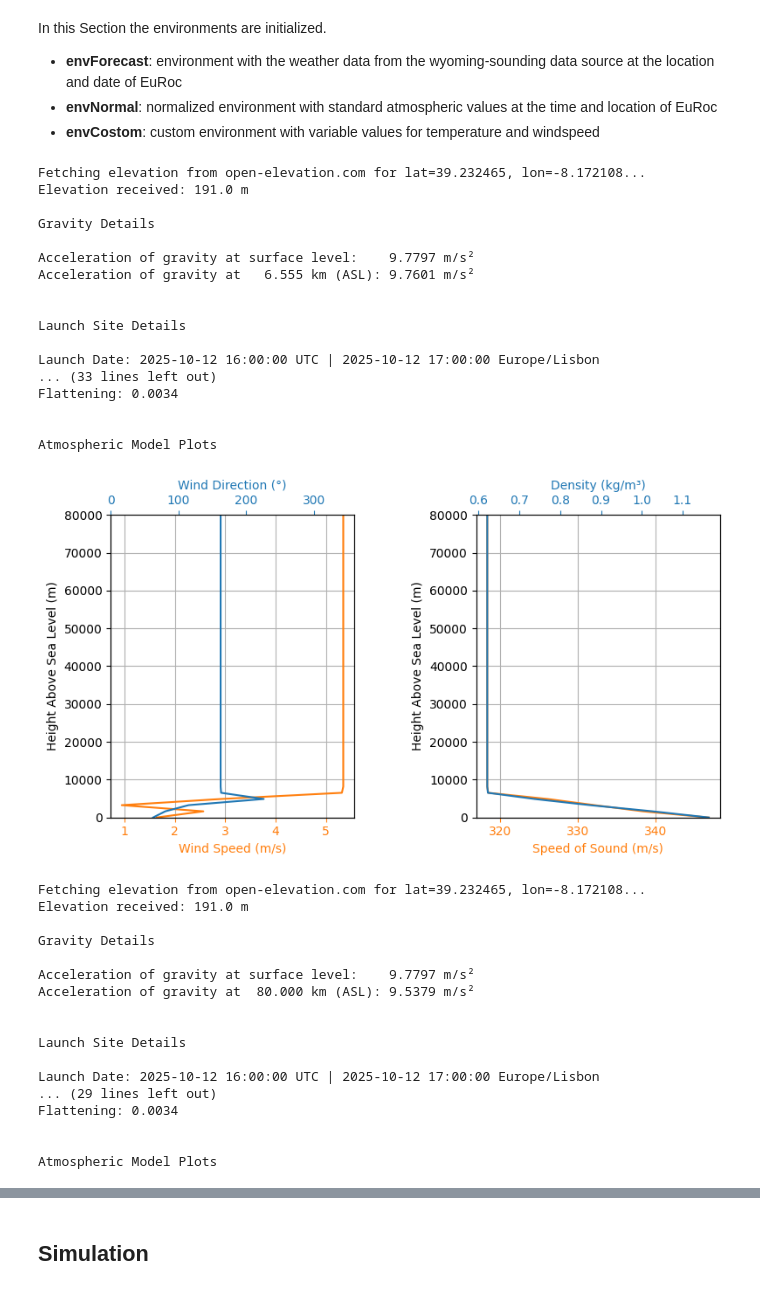
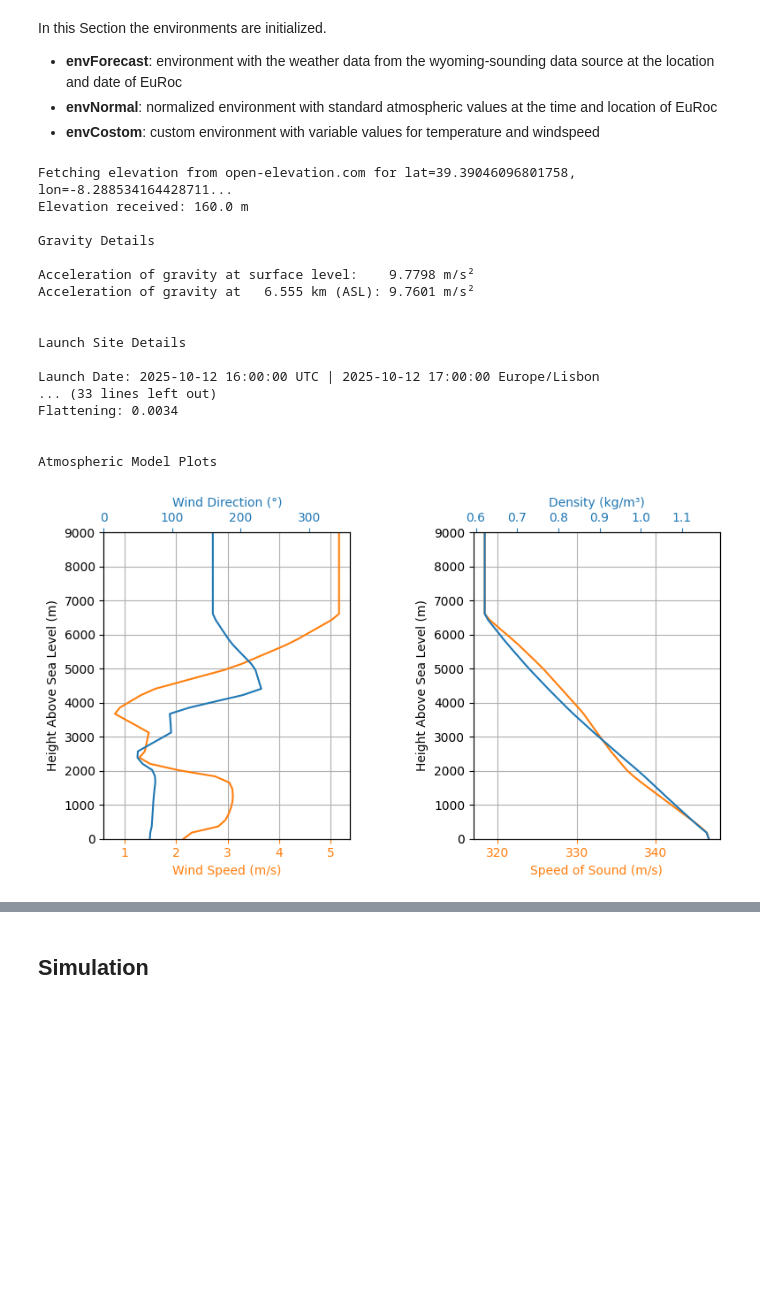
Before and after one commit to SpaceTeam/Lamarr_Flight_Simulation_RocketPy, a Jupyter notebook: Team26_RocketPy_v1_0_0.ipynb, the cells around one changed output, grey strips where cells are left out. Drawn from its saved outputs; the diff is of its cells as text; code cells hidden in the pictures; blank space fills up the shorter version.

```diff
--- a/Team26_RocketPy_v1_0_0.ipynb
+++ b/Team26_RocketPy_v1_0_0.ipynb
@@ -167,76 +160,44 @@ In this Section the environments are initialized.
 *   **envCostom**: custom environment with variable values for temperature and windspeed
 # %%
 #Ponte de Sor: 39.12368, -8.03333
-#EUROC: 09.-15.10.2025
-#possible launch date: 11.10.2025
+#launch date: 12.10.2025, 17:00
 
 
-latitude   = env_config["latitude"]
-longitude  = env_config["longitude"]
-timezone   = env_config["timezone"]
-date       = env_config["date"]
+latitude    = env_config["latitude"]
+longitude   = env_config["longitude"]
+timezone    = env_config["timezone"]
+date        = env_config["date"]
+max_height  = env_config["max_height"]
 
 #Environment based on Forecast data for the EuRoC 2025
-envForecast = Environment()
+envReanalysis = Environment(max_expected_height = max_height)
 
-envForecast.set_location(latitude = latitude, longitude = longitude)
-envForecast.set_elevation("Open-Elevation")
-envForecast.set_date(date, timezone = timezone)
+envReanalysis.set_location(latitude = latitude, longitude = longitude)
+envReanalysis.set_elevation("Open-Elevation")
+envReanalysis.set_date(date, timezone = timezone)
 
-envForecast.set_atmospheric_model(
+envReanalysis.set_atmospheric_model(
     type="Reanalysis",
     file="euroc_weather.nc",
-    dictionary="ECMWF",
+    dictionary="ECMWF"
 )
-envForecast.info()
-
-
-#Environment based on standard values
-envNormal = Environment()
-envNormal.set_location(latitude = latitude, longitude = longitude)
-envNormal.set_elevation("Open-Elevation")
-envNormal.set_date(date, timezone = timezone)
-envNormal.set_atmospheric_model(type = "standard_atmosphere")
-envNormal.info()
-
-#Environment based on Custom Data
-envCustom = Environment()
-envCustom.set_location(latitude = latitude, longitude = longitude)
-envCustom.set_atmospheric_model(type = "custom_atmosphere", temperature = 30 + 273.15, wind_u = lambda t:10 + (t /1000)**2, wind_v = 0)
-envCustom.info()
+envReanalysis.info()
 # %% [output]
-Fetching elevation from open-elevation.com for lat=39.232465, lon=-8.172108...
-Elevation received: 191.0 m
+Fetching elevation from open-elevation.com for lat=39.39046096801758, lon=-8.288534164428711...
+Elevation received: 160.0 m
 
 Gravity Details
 
-Acceleration of gravity at surface level:    9.7797 m/s²
+Acceleration of gravity at surface level:    9.7798 m/s²
 Acceleration of gravity at   6.555 km (ASL): 9.7601 m/s²
 
 
 Launch Site Details
 
 Launch Date: 2025-10-12 16:00:00 UTC | 2025-10-12 17:00:00 Europe/Lisbon
 ... (33 lines left out)
 Flattening: 0.0034
 
 
 Atmospheric Model Plots
-[figure, old version]
+[figure, new version]
-Fetching elevation from open-elevation.com for lat=39.232465, lon=-8.172108...
-Elevation received: 191.0 m
-
-Gravity Details
-
-Acceleration of gravity at surface level:    9.7797 m/s²
-Acceleration of gravity at  80.000 km (ASL): 9.5379 m/s²
-
-
-Launch Site Details
-
-Launch Date: 2025-10-12 16:00:00 UTC | 2025-10-12 17:00:00 Europe/Lisbon
-... (29 lines left out)
-Flattening: 0.0034
-
-
-Atmospheric Model Plots
```
Also changed, not shown: parts of 34 cells of this notebook, 12 other files.
